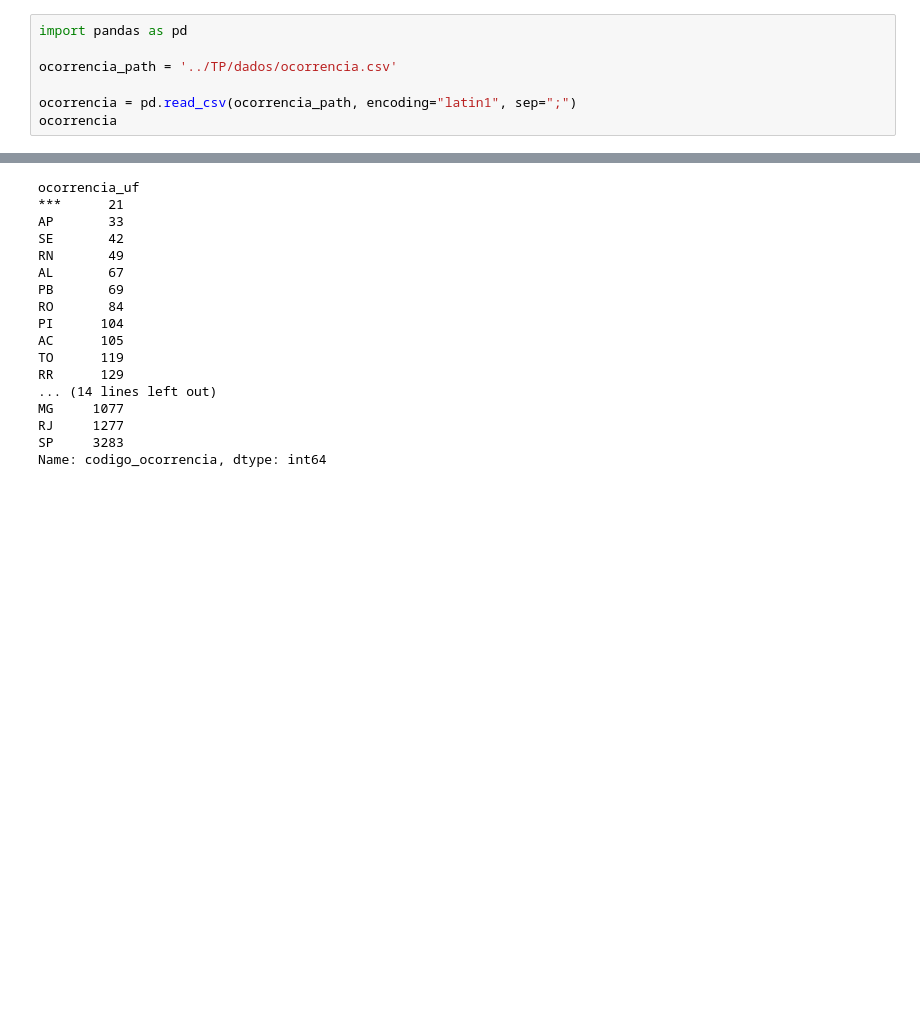
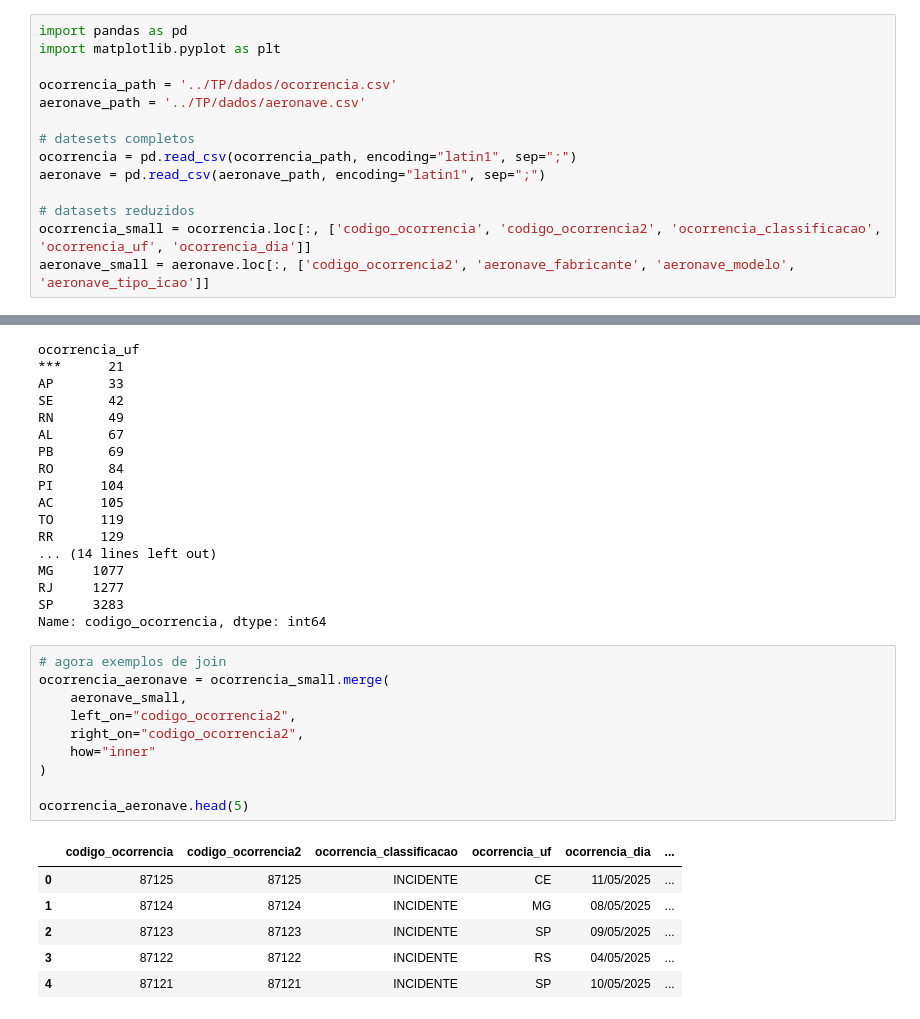
Before and after one commit to RaphaelLeivas/dcc-212, a Jupyter notebook: studies/pandas_study.ipynb, the cells around one changed output, grey strips where cells are left out. Cells and saved outputs as stored; diff of their text form; blank space fills up the shorter version.

```diff
--- a/studies/pandas_study.ipynb
+++ b/studies/pandas_study.ipynb
@@ -1,7 +1,14 @@
 # %%
 import pandas as pd
+import matplotlib.pyplot as plt
 
 ocorrencia_path = '../TP/dados/ocorrencia.csv'
+aeronave_path = '../TP/dados/aeronave.csv'
 
+# datesets completos
 ocorrencia = pd.read_csv(ocorrencia_path, encoding="latin1", sep=";")
-ocorrencia
+aeronave = pd.read_csv(aeronave_path, encoding="latin1", sep=";")
+
+# datasets reduzidos
+ocorrencia_small = ocorrencia.loc[:, ['codigo_ocorrencia', 'codigo_ocorrencia2', 'ocorrencia_classificacao', 'ocorrencia_uf', 'ocorrencia_dia']]
+aeronave_small = aeronave.loc[:, ['codigo_ocorrencia2', 'aeronave_fabricante', 'aeronave_modelo', 'aeronave_tipo_icao']]
@@ -72,3 +65,20 @@ MG     1077
 RJ     1277
 SP     3283
 Name: codigo_ocorrencia, dtype: int64
+# %%
+# agora exemplos de join
+ocorrencia_aeronave = ocorrencia_small.merge(
+    aeronave_small,
+    left_on="codigo_ocorrencia2",
+    right_on="codigo_ocorrencia2",
+    how="inner"
+)
+
+ocorrencia_aeronave.head(5)
+# %% [output]
+|  | codigo_ocorrencia | codigo_ocorrencia2 | ocorrencia_classificacao | ocorrencia_uf | ocorrencia_dia | ... |
+| 0 | 87125 | 87125 | INCIDENTE | CE | 11/05/2025 | ... |
+| 1 | 87124 | 87124 | INCIDENTE | MG | 08/05/2025 | ... |
+| 2 | 87123 | 87123 | INCIDENTE | SP | 09/05/2025 | ... |
+| 3 | 87122 | 87122 | INCIDENTE | RS | 04/05/2025 | ... |
+| 4 | 87121 | 87121 | INCIDENTE | SP | 10/05/2025 | ... |
```
Also changed, not shown: parts of 3 cells of this notebook, 1 other file.
